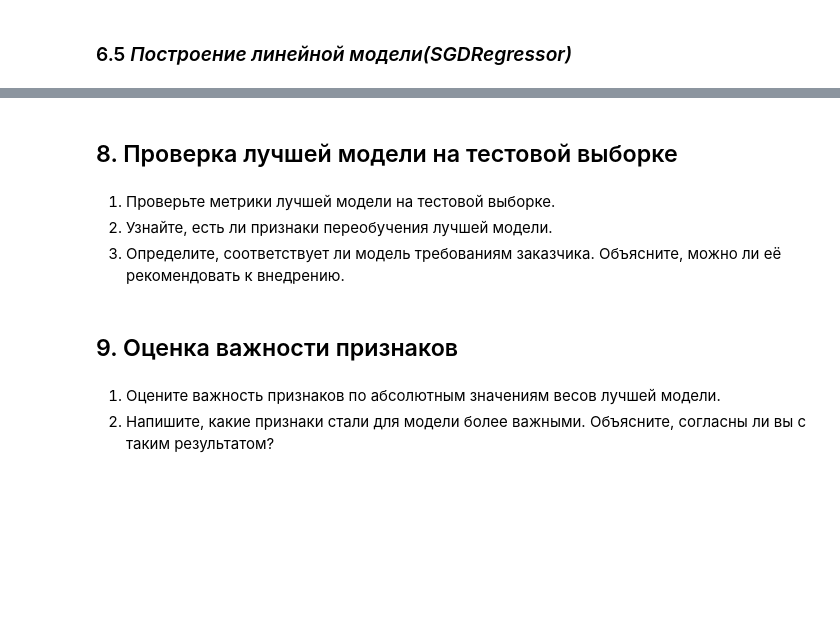
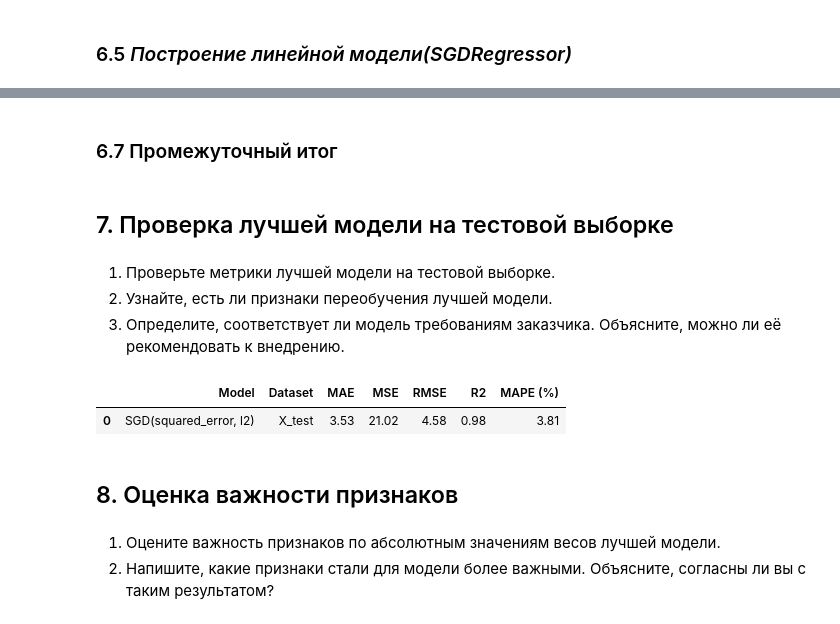
Before and after one commit to MEYakunin/Sprint10_Tortilla_Center, a Jupyter notebook: Sprint10_Tortilla_Center_Yakunin_Mikl.ipynb, the cells around one changed output, grey strips where cells are left out. Saved outputs shown, nothing was run; the diff lists cells and outputs as text; code cells hidden in the pictures; blank space fills up the shorter version.

```diff
--- a/Sprint10_Tortilla_Center_Yakunin_Mikl.ipynb
+++ b/Sprint10_Tortilla_Center_Yakunin_Mikl.ipynb
@@ -610,14 +592,33 @@ print(f"MAE = {best_model['MAE']:.4f}, R2 = {best_model['R2']:.4f}")
 
 Лучшая модель: SGD(squared_error, l2) на датасете standard
 MAE = 3.7200, R2 = 1.0000
+# %% [markdown]
+### 6.7 Промежуточный итог
 # %% [markdown]
-## 8. Проверка лучшей модели на тестовой выборке
+## 7. Проверка лучшей модели на тестовой выборке
 # %% [markdown]
 1. Проверьте метрики лучшей модели на тестовой выборке.
 2. Узнайте, есть ли признаки переобучения лучшей модели.
 3. Определите, соответствует ли модель требованиям заказчика. Объясните, можно ли её рекомендовать к внедрению.
+# %%
+# Создадим модель на основе параметров лучшей модели
+sgd_pipe = make_pipeline(StandardScaler(),
+                         SGDRegressor(
+                            loss='squared_error',
+                            penalty='l2',
+                            max_iter=5000,
+                            random_state=42
+                        )
+            )
+
+sgd_pipe.fit(X_train, y_train)
+y_pred = sgd_pipe.predict(X_test)
+get_metrics(y_test, y_pred, f'SGD(squared_error, l2)', 'X_test')
+# %% [output]
+|  | Model | Dataset | MAE | MSE | RMSE | R2 | MAPE (%) |
+| 0 | SGD(squared_error, l2) | X_test | 3.53 | 21.02 | 4.58 | 0.98 | 3.81 |
 # %% [markdown]
-## 9. Оценка важности признаков
+## 8. Оценка важности признаков
 # %% [markdown]
 1. Оцените важность признаков по абсолютным значениям весов лучшей модели.
 2. Напишите, какие признаки стали для модели более важными. Объясните, согласны ли вы с таким результатом?
```
Also changed, not shown: parts of 10 cells of this notebook.
